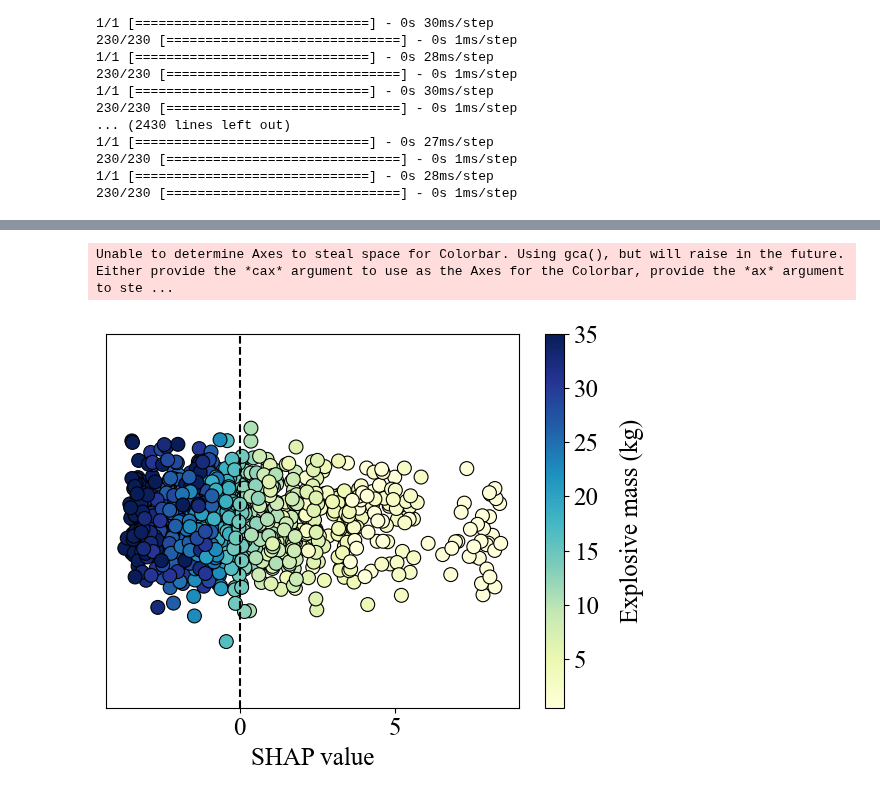
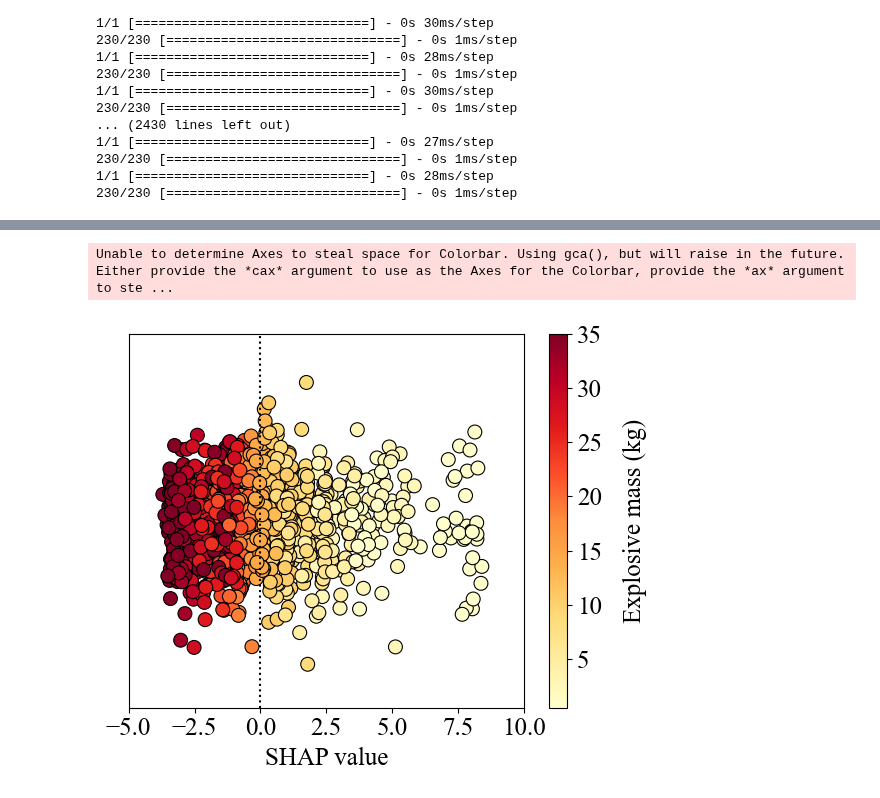
Before and after one commit to ChamodiWidanage/Pressure_history_2, a Jupyter notebook: RP_Arrival_time/RP_Arrival_ANN_4.ipynb, the cells around one changed output, grey strips where cells are left out. Cells and saved outputs as stored; diff of their text form; code cells hidden in the pictures.

```diff
--- a/RP_Arrival_time/RP_Arrival_ANN_4.ipynb
+++ b/RP_Arrival_time/RP_Arrival_ANN_4.ipynb
@@ -439,7 +395,8 @@ plt.figure(figsize=(6, 5))
 y_random_jitter = np.random.normal(loc=0, scale=0.1, size=feature_shap_values.size)
 
 # Set y-axis limits
-plt.ylim(-0.6, 0.6)
+plt.ylim(-0.5, 0.5)
+plt.xlim(-5, 10)
 
 # Plot the scatter plot with color mapping based on feature values
 sns.scatterplot(
@@ -447,37 +404,38 @@ sns.scatterplot(
     y=y_random_jitter,
     s=100,
     hue=feature_values,
-    palette='YlGnBu',
+    palette='YlOrRd',
     edgecolor='black',
     legend=None,
     alpha=1
 )
 
 # Remove y-ticks
 plt.yticks([])
+plt.xticks([-5,-2.5,0,2.5,5,7.5,10])
 
 # Create a color bar with a label
-sm = plt.cm.ScalarMappable(cmap="YlGnBu", norm=plt.Normalize(vmin=feature_values.min(), vmax=feature_values.max()))
+sm = plt.cm.ScalarMappable(cmap="YlOrRd", norm=plt.Normalize(vmin=feature_values.min(), vmax=feature_values.max()))
 sm.set_array([])
 cbar = plt.colorbar(sm)
 cbar.set_label('Explosive mass (kg)', rotation=90, labelpad=15)
 cbar.ax.tick_params(labelsize=18)
 
 # Add a vertical line at the mean SHAP value
 mean_val = 0
-plt.axvline(mean_val, color='black', linestyle='--')
+plt.axvline(mean_val, color='black', linestyle=':')
 
 # Set the title and labels with appropriate font sizes
 #plt.title('Superplasticiser %', fontsize=18)
 plt.xlabel('SHAP value', fontsize=18)
 plt.xticks(fontsize=18)
 
 # Adjust layout for better fit
 plt.tight_layout()
 
 plt.savefig('Arrival_ANN4_4.png', dpi=200, bbox_inches='tight')
 # Show the plot
 plt.show()
 # %% [output]
 Unable to determine Axes to steal space for Colorbar. Using gca(), but will raise in the future. Either provide the *cax* argument to use as the Axes for the Colorbar, provide the *ax* argument to ste ...
-[figure, old version]
+[figure, new version]
```
Also changed, not shown: parts of 3 cells of this notebook, 19 other files.
